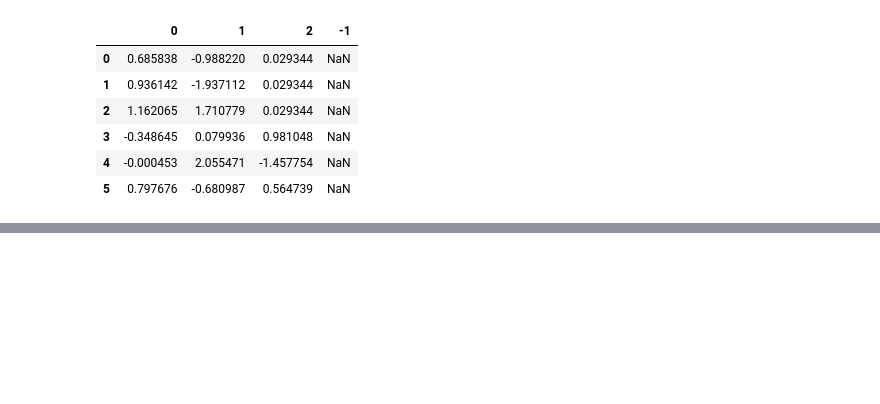
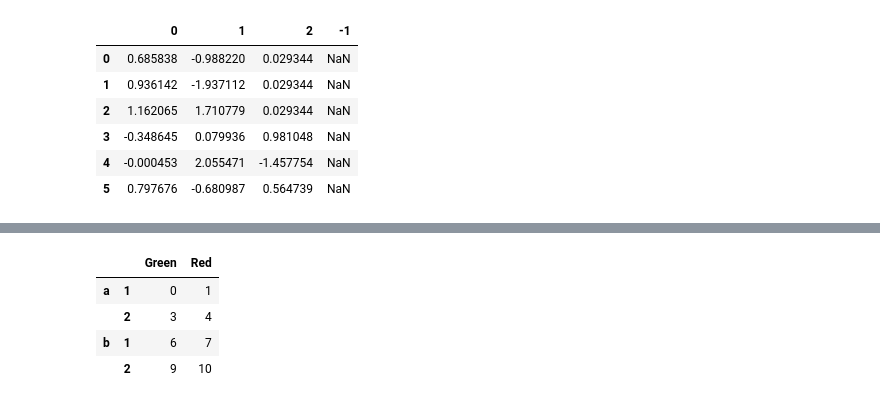
Before and after one commit to Larrygf02/py-pandas, a Jupyter notebook: python-for data Analysis/Handling Missing Data.ipynb, the cells around one changed output, grey strips where cells are left out. Cells and saved outputs as stored; diff of their text form; code cells hidden in the pictures; blank space fills up the shorter version.

```diff
--- a/python-for data Analysis/Handling Missing Data.ipynb
+++ b/python-for data Analysis/Handling Missing Data.ipynb
@@ -200,0 +215,8 @@ df.fillna(df.mean())
+# %%
+frame['Ohio']
+# %% [output]
+|  |  | Green | Red |
+| a | 1 | 0 | 1 |
+|  | 2 | 3 | 4 |
+| b | 1 | 6 | 7 |
+|  | 2 | 9 | 10 |
```
Also changed, not shown: parts of 1 cell of this notebook.
